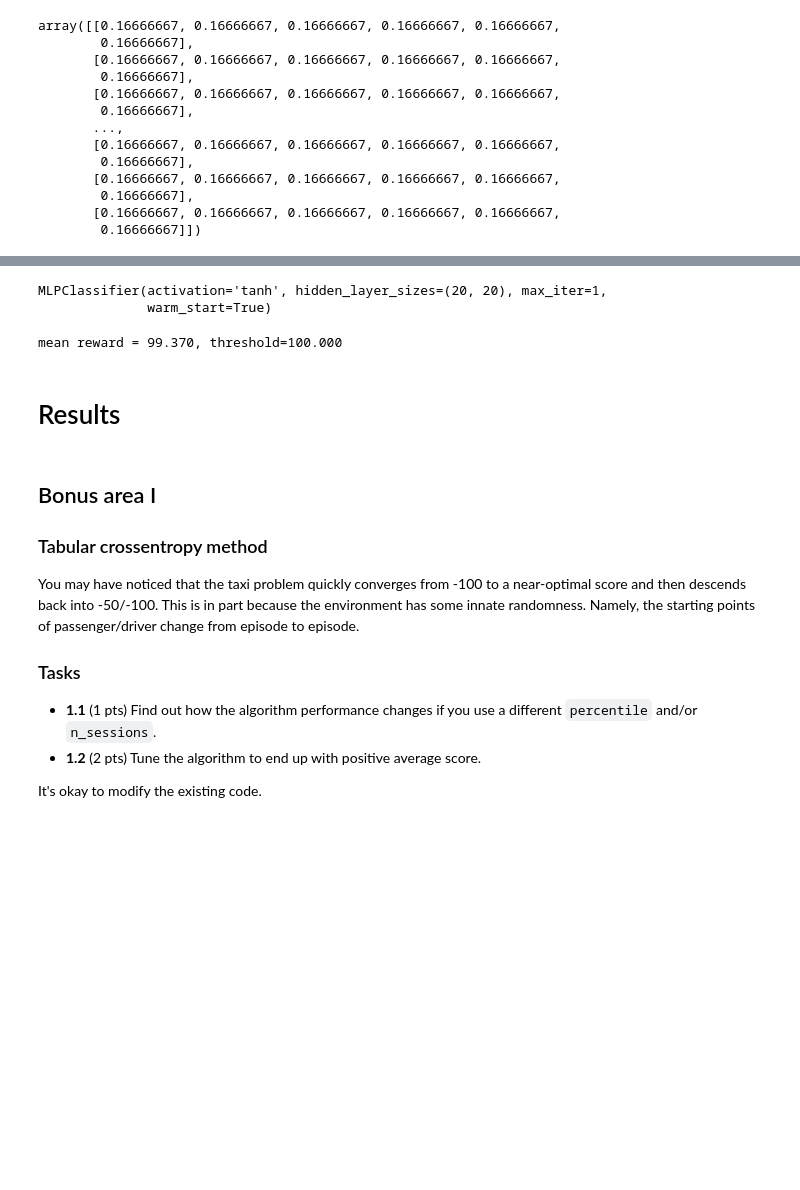
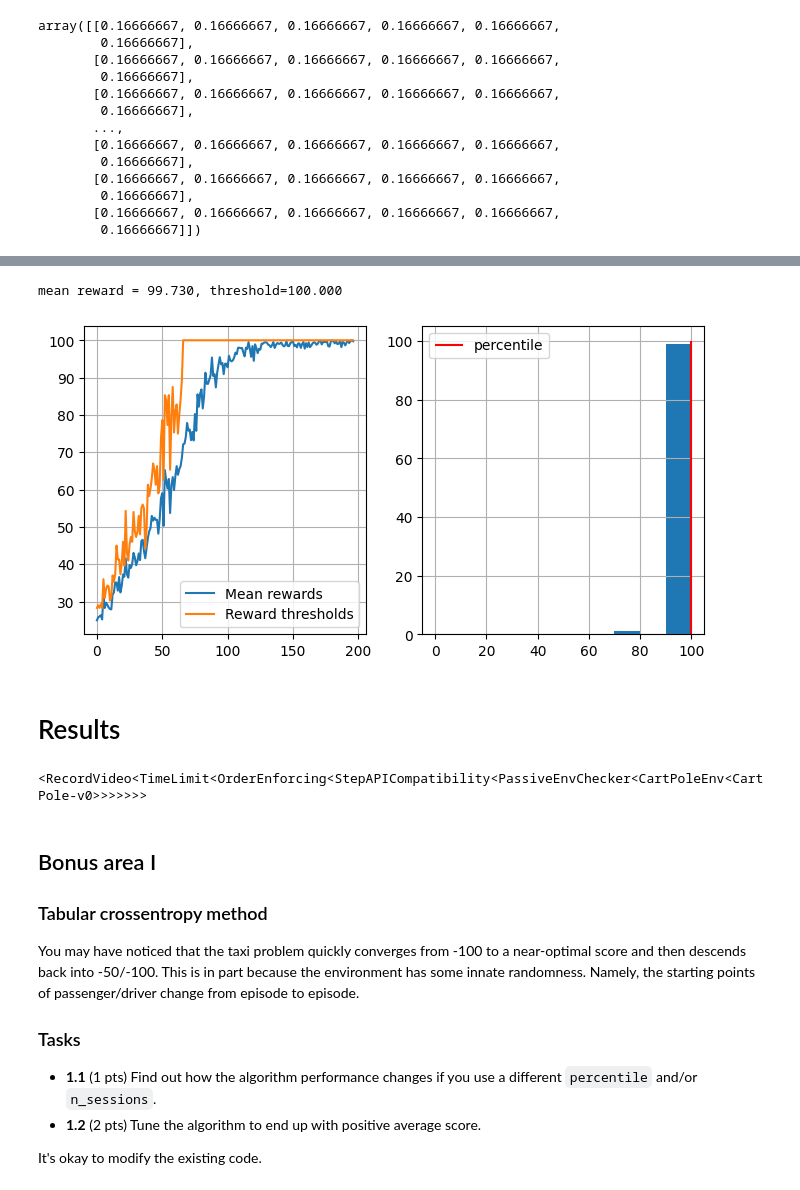
Before and after one commit to EvgenVer/ml-course_p2, a Jupyter notebook: week07_rl_intro/practice_crossentropy_method.ipynb, the cells around one changed output, grey strips where cells are left out. Cells and saved outputs as stored; diff of their text form; code cells hidden in the pictures; blank space fills up the shorter version.

```diff
--- a/week07_rl_intro/practice_crossentropy_method.ipynb
+++ b/week07_rl_intro/practice_crossentropy_method.ipynb
@@ -340,6 +341,7 @@ env = gym.make("CartPole-v0")
 
 env.reset()
 n_actions = env.action_space.n
+n_states = 4
 
 env.render()
 # %%
@@ -349,17 +373,14 @@ n_actions
 # %%
-# create agent
-from sklearn.neural_network import MLPClassifier
-agent = MLPClassifier(
-    hidden_layer_sizes=(20, 20),
-    activation='tanh',
-    warm_start=True,  # keep progress between .fit(...) calls
-    max_iter=1,  # make only 1 iteration on each .fit(...)
-)
-# initialize agent to the dimension of state an amount of actions
-agent.fit([env.reset()[0]]*n_actions, range(n_actions))
+# # create agent
+# from sklearn.neural_network import MLPClassifier
+# agent = MLPClassifier(
+#     hidden_layer_sizes=(20, 20),
+#     activation='tanh',
+#     warm_start=True,  # keep progress between .fit(...) calls
+#     max_iter=1,  # make only 1 iteration on each .fit(...)
+# )
+# # initialize agent to the dimension of state an amount of actions
+# agent.fit([env.reset()[0]]*n_actions, range(n_actions))
-# %% [output]
-MLPClassifier(activation='tanh', hidden_layer_sizes=(20, 20), max_iter=1,
-              warm_start=True)
 # %%
 def generate_session(t_max=100):
 
@@ -370,8 +391,12 @@ def generate_session(t_max=100):
 
     for t in range(t_max):
 
+        s_tensor = torch.tensor(s)
+
         # predict array of action probabilities
-        probs = agent.predict_proba([s])[0]
+        agent.eval()
+        with torch.no_grad():
+            probs = torch.exp(agent(s_tensor)).cpu().detach().numpy()
 
         a = np.random.choice(np.arange(n_actions), p=probs)# <sample action with such probabilities >
 
@@ -389,26 +414,34 @@ def generate_session(t_max=100):
 # %%
 n_sessions = 100
 percentile = 70
 log = []
 
-for i in range(100):
+for i in range(200):
     # generate new sessions
     sessions = [generate_session() for _ in range(n_sessions)]# < generate a list of n_sessions new sessions > ]
 
     states_batch, actions_batch, rewards_batch = map(np.array, zip(*sessions))
 
     elite_states, elite_actions = select_elites(states_batch, actions_batch, rewards_batch, percentile=percentile)# <select elite actions just like before>
 
+    elite_states_tensor, elite_actions_tensor = torch.tensor(elite_states), torch.tensor(elite_actions)
+
     # <fit agent to predict elite_actions(y) from elite_states(X)>
-    agent.fit(elite_states, elite_actions)
+    agent.train()
+    prob = agent(elite_states_tensor)
+    loss = loss_fn(prob, elite_actions_tensor)
+    loss.backward()
+    opt.step()
+    opt.zero_grad()
 
     if max(rewards_batch) > min(rewards_batch):
         show_progress(rewards_batch, log, percentile, reward_range=[0, np.max(rewards_batch)])
 
     if np.mean(rewards_batch) > 190:
         print("You Win! You may stop training now via KeyboardInterrupt.")
 # %% [output]
-mean reward = 99.370, threshold=100.000
+mean reward = 99.730, threshold=100.000
+[figure, added]
 # %% [markdown]
 # Results
 # %%
@@ -420,3 +453,8 @@ env.close()
+# %%
+env = gym.wrappers.RecordVideo(gym.make("CartPole-v0"), video_folder="videos")
+env
+# %% [output]
+<RecordVideo<TimeLimit<OrderEnforcing<StepAPICompatibility<PassiveEnvChecker<CartPoleEnv<CartPole-v0>>>>>>>
 # %%
 # show video
 from IPython.display import HTML
```
Also changed, not shown: parts of 10 cells of this notebook.
